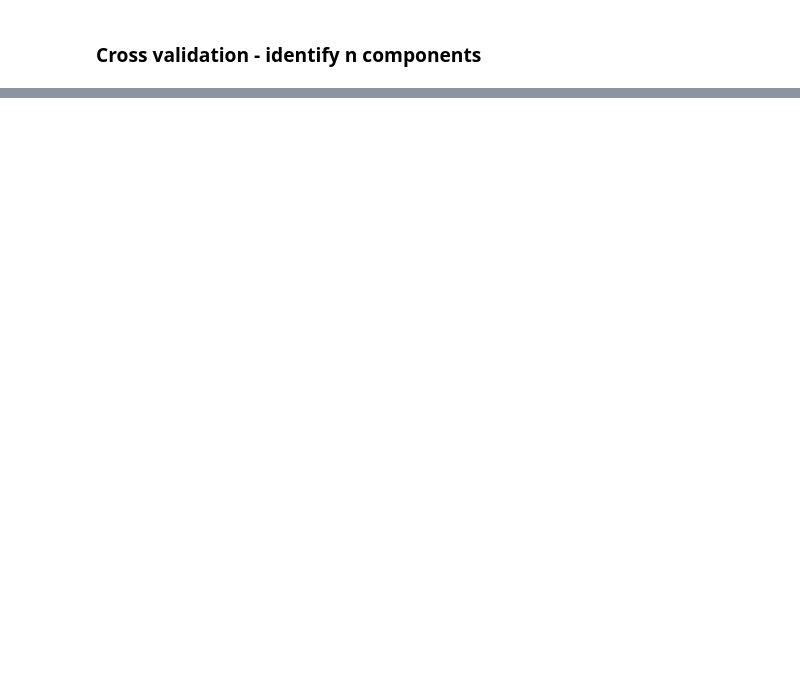
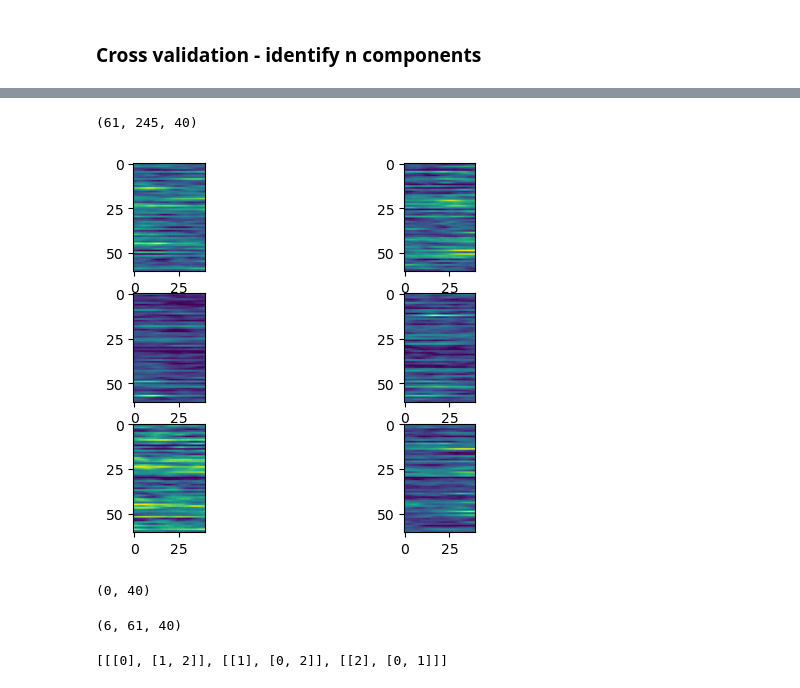
Before and after one commit to lucast4/neuralmonkey, a Jupyter notebook: neuralmonkey/notebooks_tutorials/240510_sliceTCA.ipynb, the cells around one changed output, grey strips where cells are left out. Saved outputs shown, nothing was run; the diff lists cells and outputs as text; code cells hidden in the pictures; blank space fills up the shorter version.

```diff
--- a/neuralmonkey/notebooks_tutorials/240510_sliceTCA.ipynb
+++ b/neuralmonkey/notebooks_tutorials/240510_sliceTCA.ipynb
@@ -296,0 +324,36 @@ number_components = tuple([a + b for a, b in zip(min_ranks, min_index)])
+# %%
+PA.X.shape
+# %% [output]
+(61, 245, 40)
+# %%
+# Trial-slice --> components are (nchans, ntimes)
+idx_component_kind = 0 # 0 means (trial-slice)
+
+weights = components[idx_component_kind][0] # (ncomponents, nchans)
+templates = components[idx_component_kind][1] # (ncomponents, nchans, ntimes)
+# %%
+import matplotlib.pyplot as plt
+import numpy as np
+
+ncols = 3
+nrows = int(np.ceil(len(templates)/ncols))
+fig, axes = plt.subplots(ncols, nrows)
+
+ax = axes.flatten()[0]
+for ax, temp in zip(axes.flatten(), templates):
+    ax.imshow(temp)
+# %% [output]
+[figure, added]
+# %%
+
+components[2][0].shape
+# %% [output]
+(0, 40)
+# %%
+components[0][1].shape
+# %% [output]
+(6, 61, 40)
+# %%
+model.partitions
+# %% [output]
+[[[0], [1, 2]], [[1], [0, 2]], [[2], [0, 1]]]
```
Also changed, not shown: parts of 19 cells of this notebook, 4 other files.
